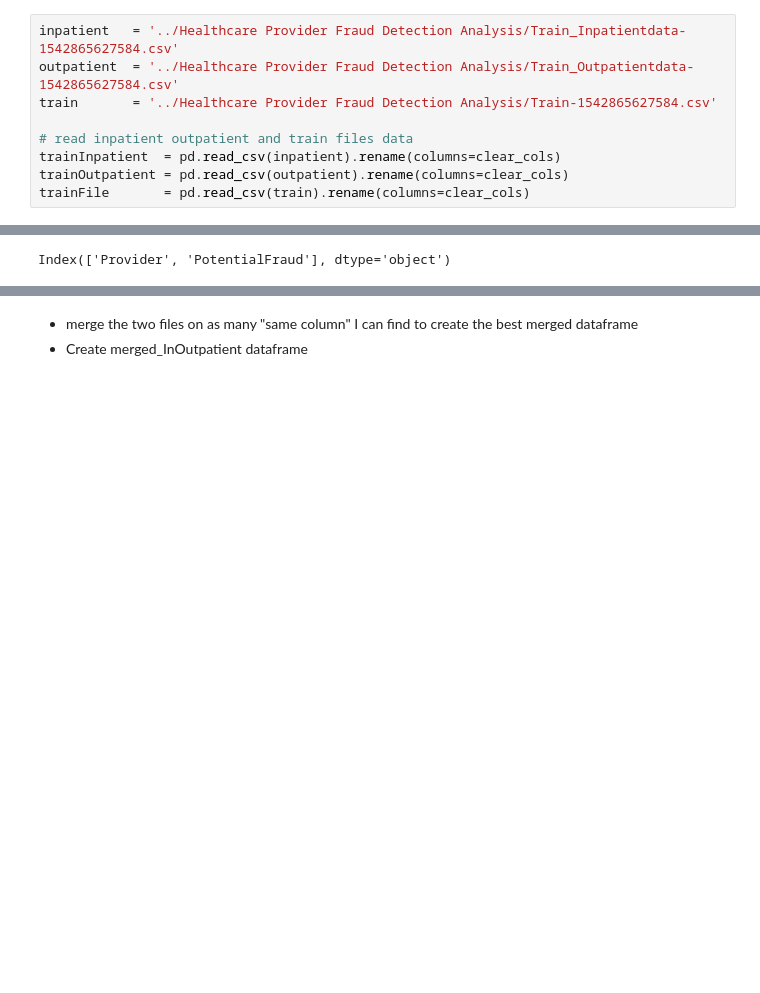
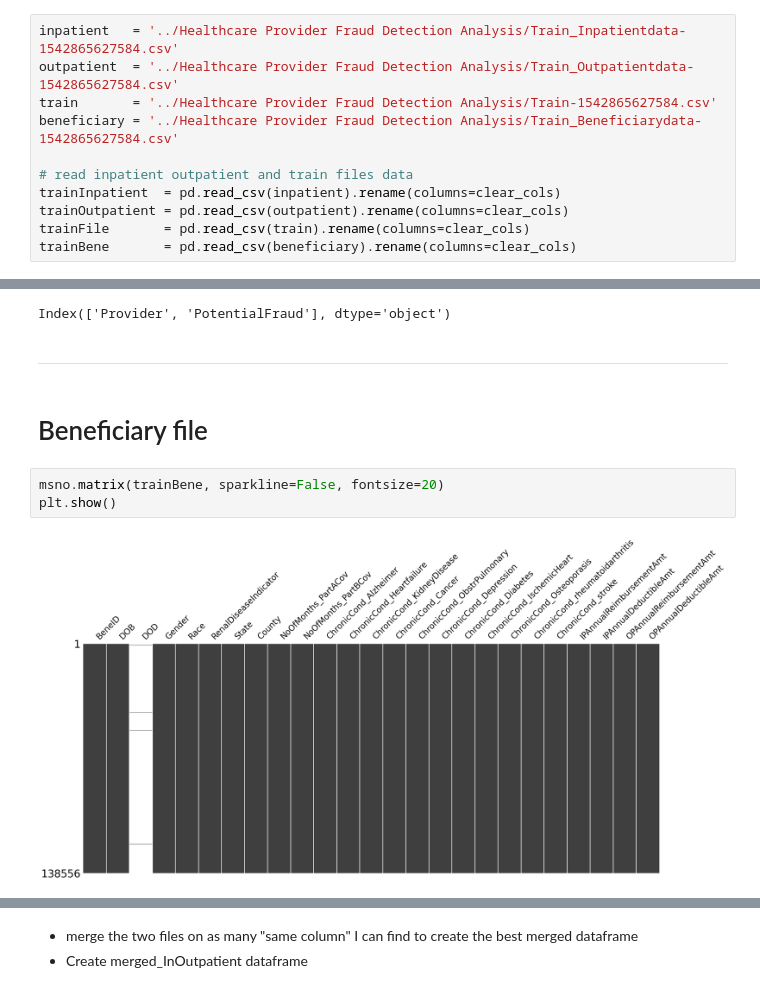
Before and after one commit to ChTomer/MyCapstone, a Jupyter notebook: HealthCareFraudProjectPitch/MergingFile.ipynb, the cells around one changed output, grey strips where cells are left out. Cells and saved outputs as stored; diff of their text form; blank space fills up the shorter version.

Commit message:
Add Bene data merge Race

```diff
--- a/HealthCareFraudProjectPitch/MergingFile.ipynb
+++ b/HealthCareFraudProjectPitch/MergingFile.ipynb
@@ -22,11 +22,13 @@ def clear_cols(s):
 inpatient   = '../Healthcare Provider Fraud Detection Analysis/Train_Inpatientdata-1542865627584.csv'
 outpatient  = '../Healthcare Provider Fraud Detection Analysis/Train_Outpatientdata-1542865627584.csv'
 train       = '../Healthcare Provider Fraud Detection Analysis/Train-1542865627584.csv'
+beneficiary = '../Healthcare Provider Fraud Detection Analysis/Train_Beneficiarydata-1542865627584.csv'
 
 # read inpatient outpatient and train files data
 trainInpatient  = pd.read_csv(inpatient).rename(columns=clear_cols)
 trainOutpatient = pd.read_csv(outpatient).rename(columns=clear_cols)
 trainFile       = pd.read_csv(train).rename(columns=clear_cols)
+trainBene       = pd.read_csv(beneficiary).rename(columns=clear_cols)
 # %% [markdown]
 <p><a name="inpatient"></a></p>
 
@@ -238,3 +240,12 @@ trainFile.columns
 # %% [output]
 trainFile data shape is: (5410, 2)
 Index(['Provider', 'PotentialFraud'], dtype='object')
+# %% [markdown]
+---
+# %% [markdown]
+# Beneficiary file
+# %%
+msno.matrix(trainBene, sparkline=False, fontsize=20)
+plt.show()
+# %% [output]
+[figure, added]
```
Also changed, not shown: parts of 25 cells of this notebook.
